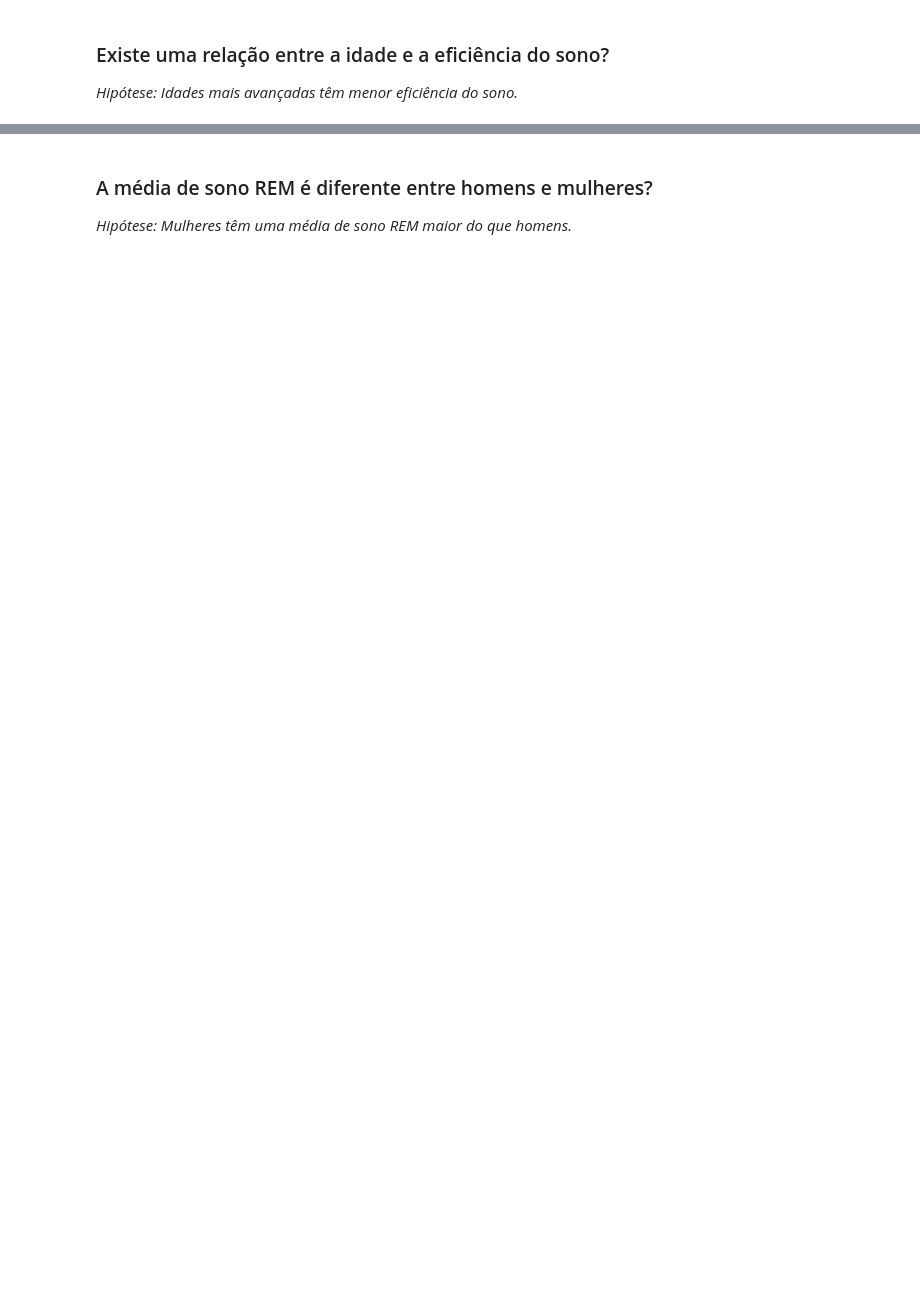
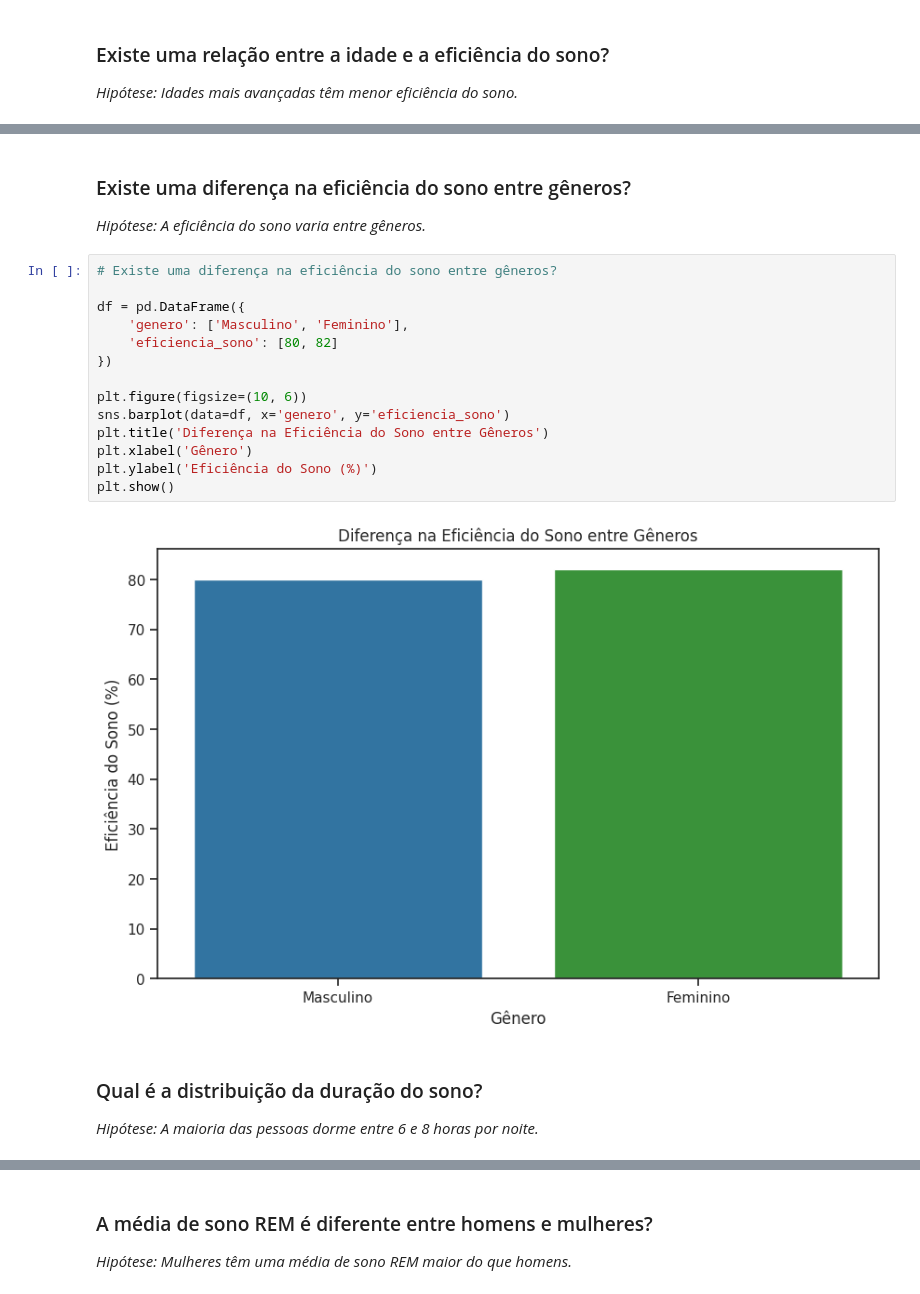
Before and after one commit to KesavaS2/Kesava_Menezes, a Jupyter notebook: notebooks/01-exploratory_data_analysis.ipynb, the cells around one changed output, grey strips where cells are left out. Saved outputs shown, nothing was run; the diff lists cells and outputs as text; blank space fills up the shorter version.

```diff
--- a/notebooks/01-exploratory_data_analysis.ipynb
+++ b/notebooks/01-exploratory_data_analysis.ipynb
@@ -162,3 +191,27 @@ plt.ylabel('Eficiência do Sono')
 plt.show()
 # %% [output]
 [figure]
+# %% [markdown]
+### Existe uma diferença na eficiência do sono entre gêneros?
+
+_Hipótese: A eficiência do sono varia entre gêneros._
+# %%
+# Existe uma diferença na eficiência do sono entre gêneros?
+
+df = pd.DataFrame({
+    'genero': ['Masculino', 'Feminino'],
+    'eficiencia_sono': [80, 82]
+})
+
+plt.figure(figsize=(10, 6))
+sns.barplot(data=df, x='genero', y='eficiencia_sono')
+plt.title('Diferença na Eficiência do Sono entre Gêneros')
+plt.xlabel('Gênero')
+plt.ylabel('Eficiência do Sono (%)')
+plt.show()
+# %% [output]
+[figure, added]
+# %% [markdown]
+### Qual é a distribuição da duração do sono?
+
+_Hipótese: A maioria das pessoas dorme entre 6 e 8 horas por noite._
```
Also changed, not shown: parts of 49 cells of this notebook.
